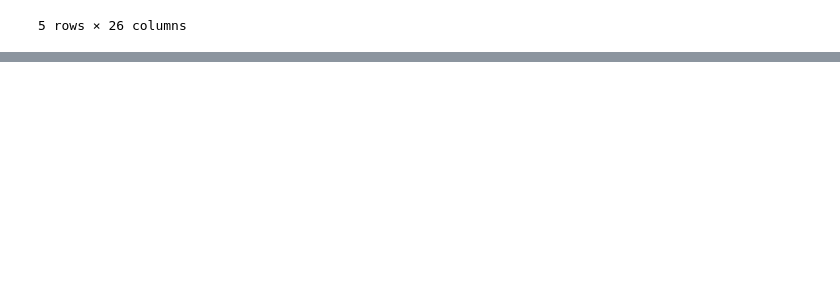
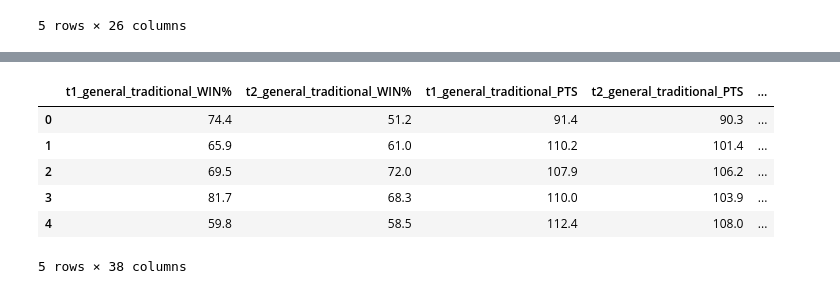
Before and after one commit to ijamil1/nba_playoff_predictions_22_23, a Jupyter notebook: Logistic_Regression.ipynb, the cells around one changed output, grey strips where cells are left out. Drawn from its saved outputs; the diff is of its cells as text; code cells hidden in the pictures; blank space fills up the shorter version.

```diff
--- a/Logistic_Regression.ipynb
+++ b/Logistic_Regression.ipynb
@@ -195,0 +209,12 @@ Please also refer to the documentation for alternative solver options:
+# %%
+x_train_df.drop(columns=['Unnamed: 0'],inplace=True)
+x_test_df = pd.read_csv('data/x_test_v2.csv').drop(columns=['Unnamed: 0'])
+x_test_df.head()
+# %% [output]
+|  | t1_general_traditional_WIN% | t2_general_traditional_WIN% | t1_general_traditional_PTS | t2_general_traditional_PTS | ... |
+| 0 | 74.4 | 51.2 | 91.4 | 90.3 | ... |
+| 1 | 65.9 | 61.0 | 110.2 | 101.4 | ... |
+| 2 | 69.5 | 72.0 | 107.9 | 106.2 | ... |
+| 3 | 81.7 | 68.3 | 110.0 | 103.9 | ... |
+| 4 | 59.8 | 58.5 | 112.4 | 108.0 | ... |
+5 rows × 38 columns
```
Also changed, not shown: parts of 15 cells of this notebook, 4 other files.
